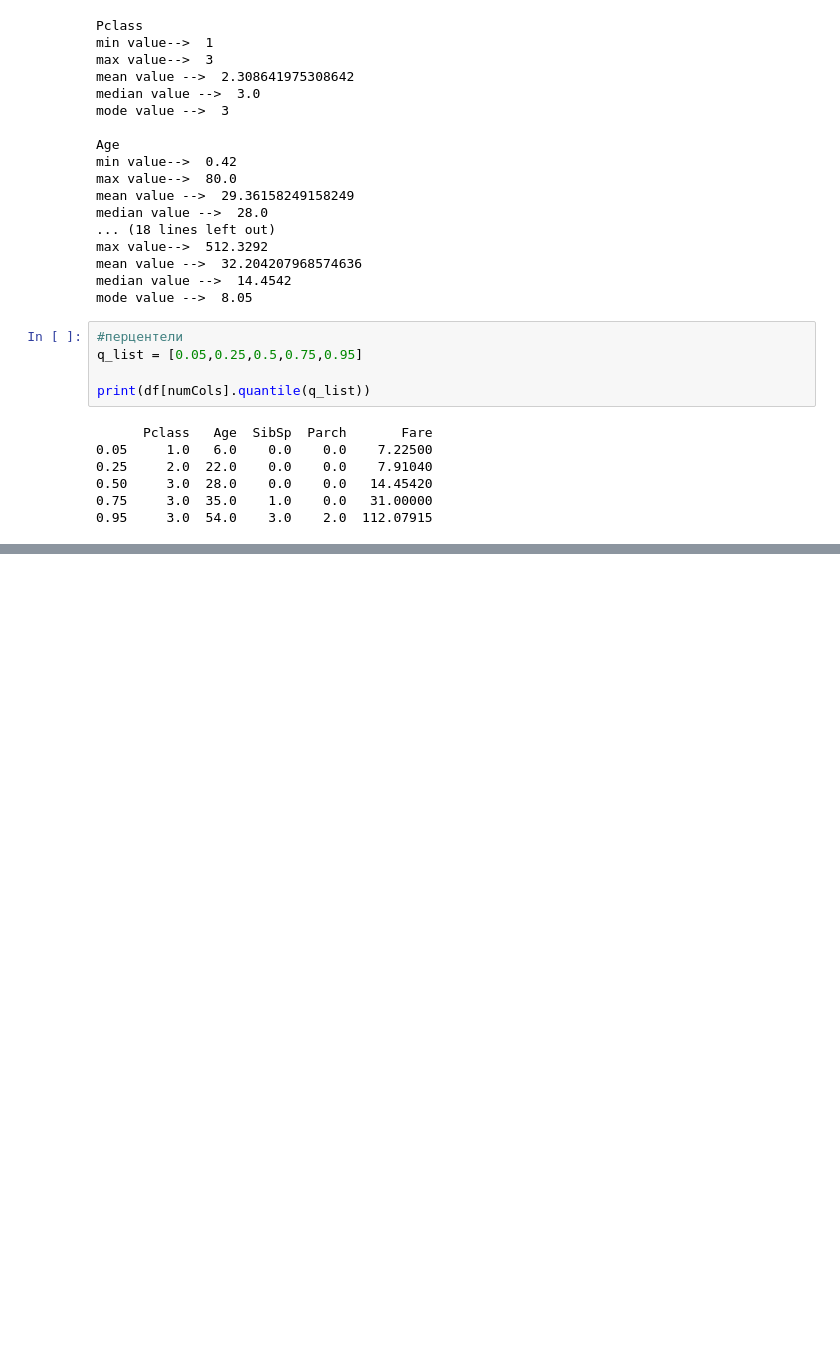
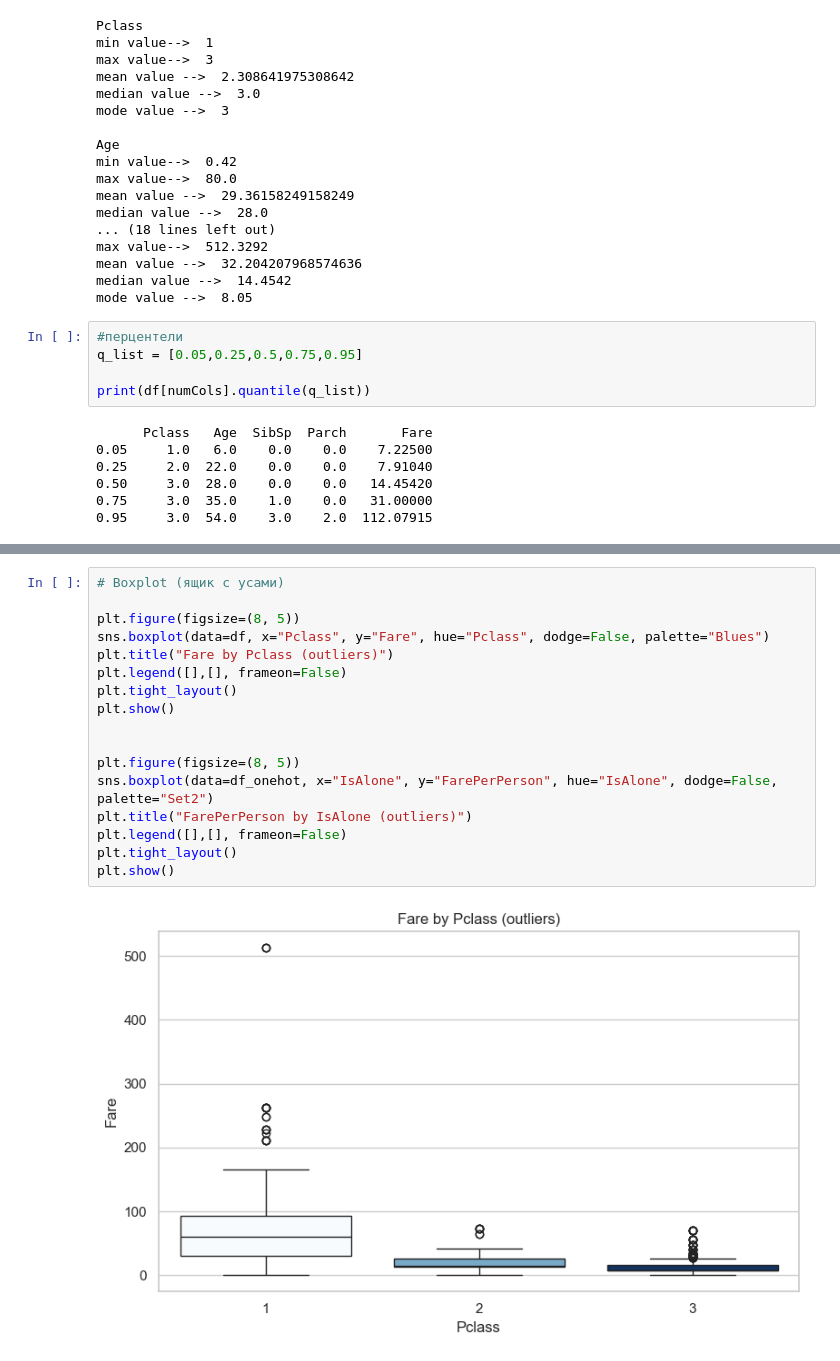
Before and after one commit to vladgulchenko/ml-homeworks, a Jupyter notebook: hw02_eda/hw02_eda.ipynb, the cells around one changed output, grey strips where cells are left out. Cells and saved outputs as stored; diff of their text form; blank space fills up the shorter version.

```diff
--- a/hw02_eda/hw02_eda.ipynb
+++ b/hw02_eda/hw02_eda.ipynb
@@ -174,0 +319,19 @@ print(df[numCols].quantile(q_list))
+# %%
+# Boxplot (ящик с усами)
+
+plt.figure(figsize=(8, 5))
+sns.boxplot(data=df, x="Pclass", y="Fare", hue="Pclass", dodge=False, palette="Blues")
+plt.title("Fare by Pclass (outliers)")
+plt.legend([],[], frameon=False)
+plt.tight_layout()
+plt.show()
+
+
+plt.figure(figsize=(8, 5))
+sns.boxplot(data=df_onehot, x="IsAlone", y="FarePerPerson", hue="IsAlone", dodge=False, palette="Set2")
+plt.title("FarePerPerson by IsAlone (outliers)")
+plt.legend([],[], frameon=False)
+plt.tight_layout()
+plt.show()
+# %% [output]
+[figure, added]
```
Also changed, not shown: parts of 15 cells of this notebook.
